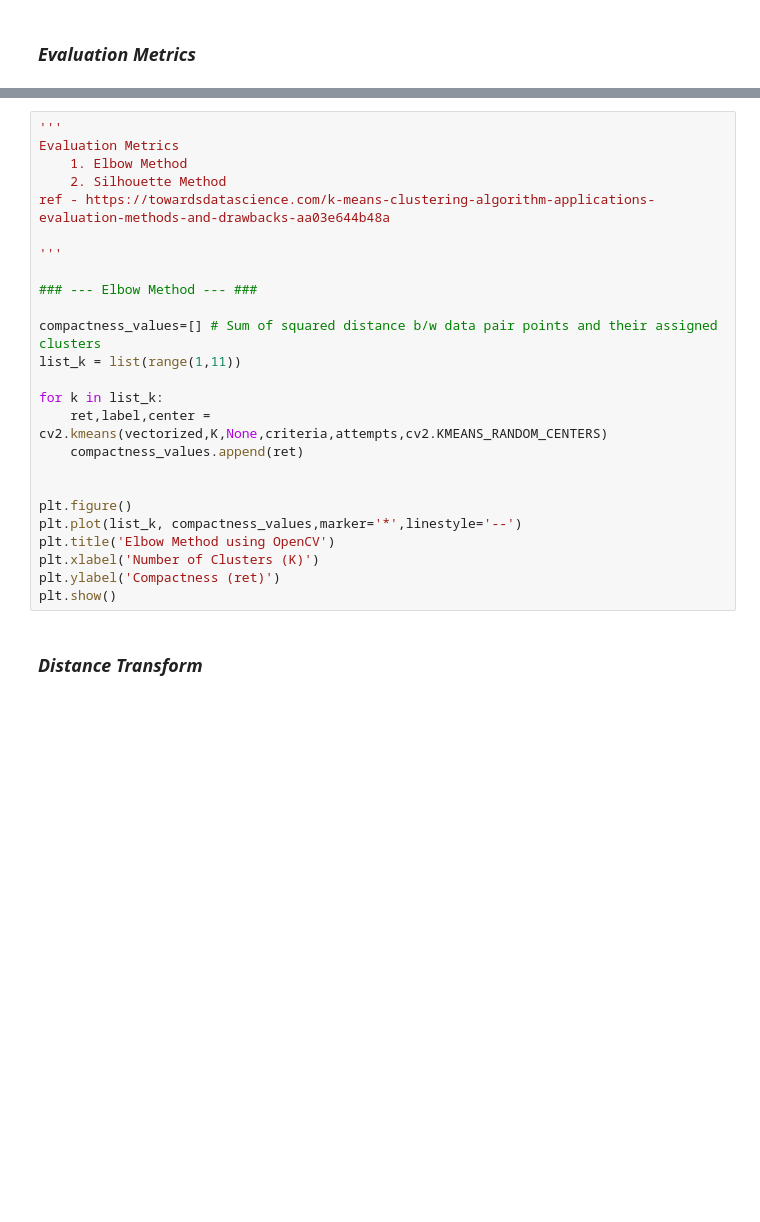
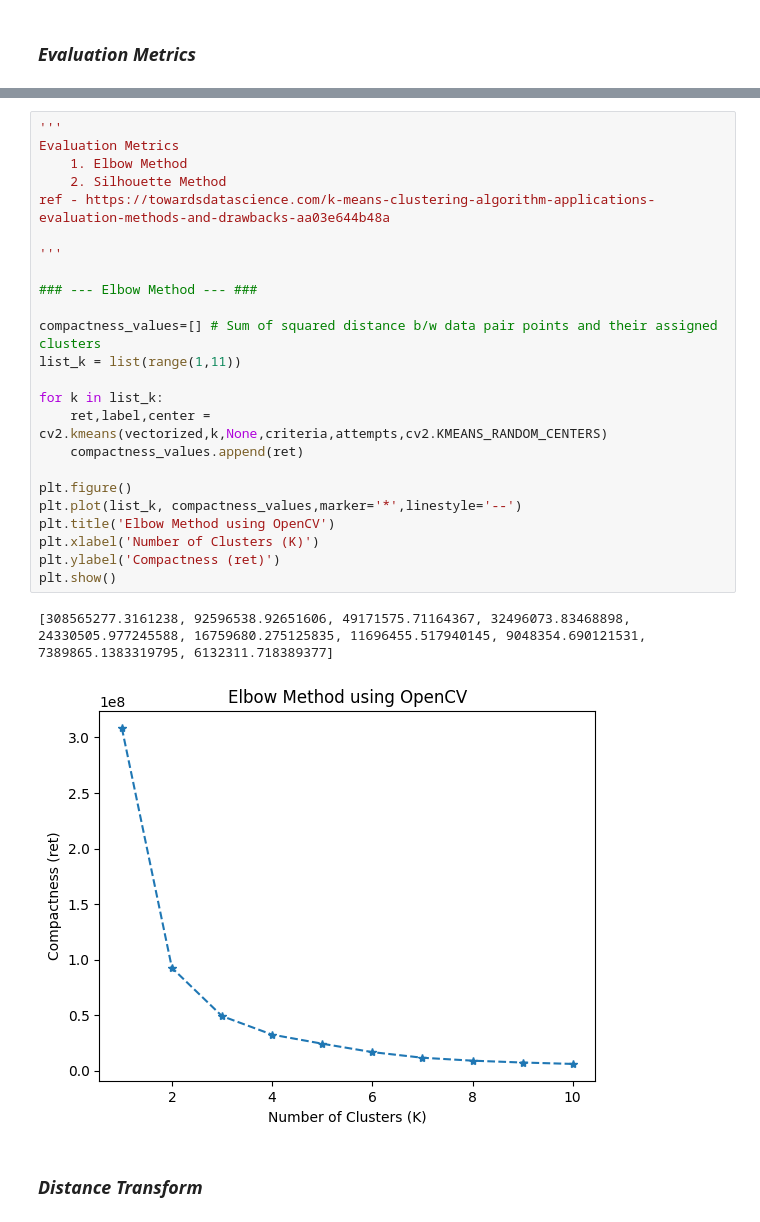
Before and after one commit to Akhilan-xd/Empty_-_Detection_ML, a Jupyter notebook: src/empty.ipynb, the cells around one changed output, grey strips where cells are left out. Saved outputs shown, nothing was run; the diff lists cells and outputs as text; blank space fills up the shorter version.

```diff
--- a/src/empty.ipynb
+++ b/src/empty.ipynb
@@ -221,28 +223,30 @@ plt.show()
 # %%
 '''
 Evaluation Metrics
     1. Elbow Method
     2. Silhouette Method
 ref - https://towardsdatascience.com/k-means-clustering-algorithm-applications-evaluation-methods-and-drawbacks-aa03e644b48a
 
 '''
 
 ### --- Elbow Method --- ###
 
 compactness_values=[] # Sum of squared distance b/w data pair points and their assigned clusters
 list_k = list(range(1,11))
 
 for k in list_k:
-    ret,label,center = cv2.kmeans(vectorized,K,None,criteria,attempts,cv2.KMEANS_RANDOM_CENTERS)
+    ret,label,center = cv2.kmeans(vectorized,k,None,criteria,attempts,cv2.KMEANS_RANDOM_CENTERS)
     compactness_values.append(ret)
-
 
 plt.figure()
 plt.plot(list_k, compactness_values,marker='*',linestyle='--')
 plt.title('Elbow Method using OpenCV')
 plt.xlabel('Number of Clusters (K)')
 plt.ylabel('Compactness (ret)')
 plt.show()
+# %% [output]
+[308565277.3161238, 92596538.92651606, 49171575.71164367, 32496073.83468898, 24330505.977245588, 16759680.275125835, 11696455.517940145, 9048354.690121531, 7389865.1383319795, 6132311.718389377]
+[figure, added]
 # %% [markdown]
 ### _Distance Transform_
 # %%
```
Also changed, not shown: parts of 8 cells of this notebook.
